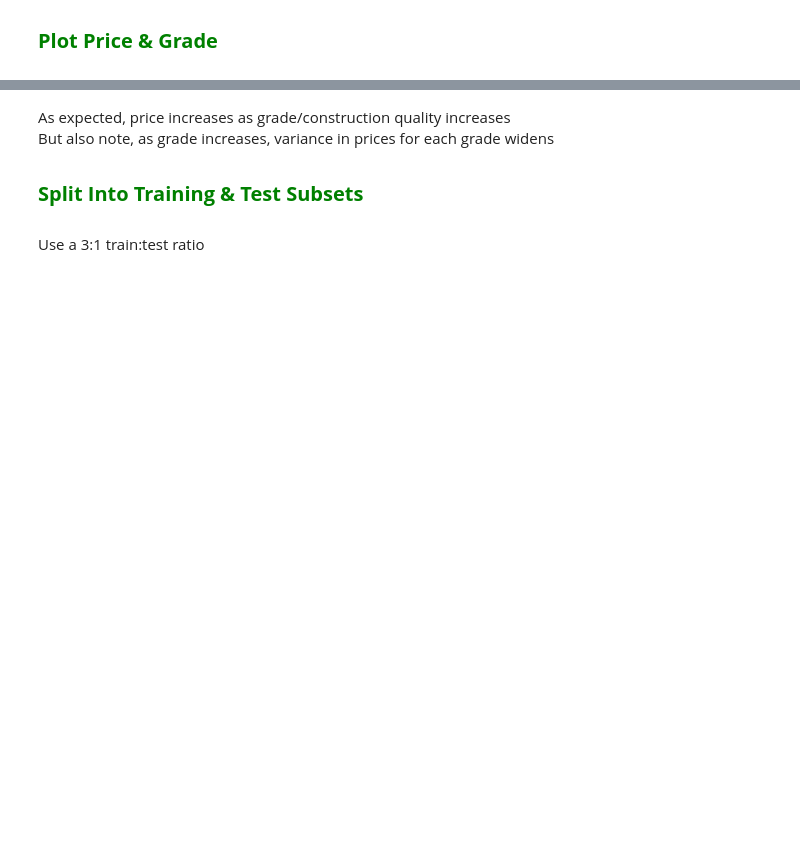
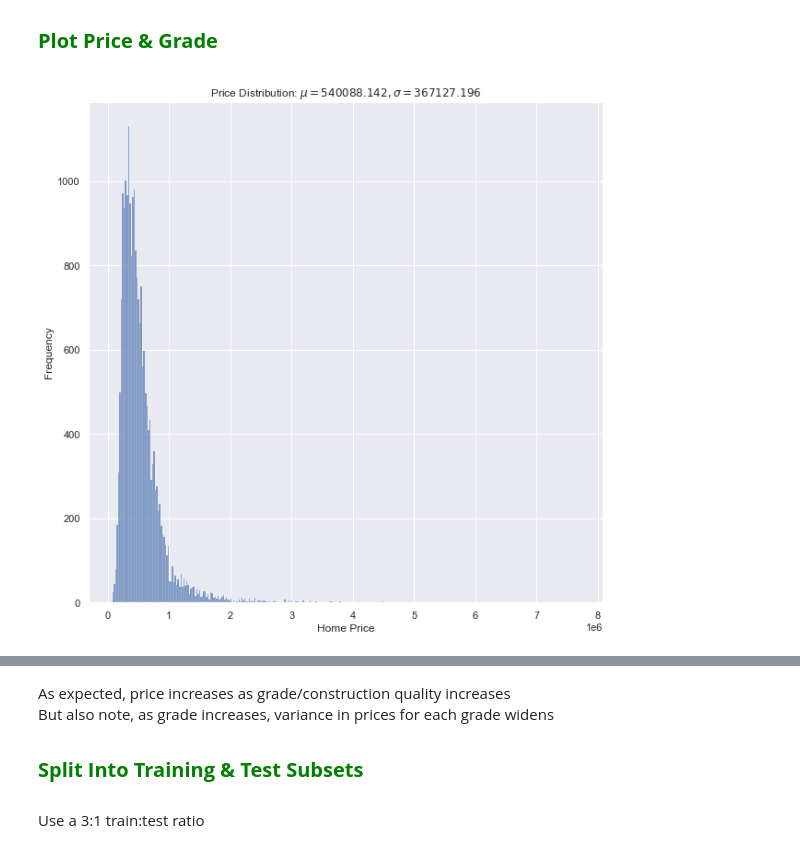
Before and after one commit to alexmakh12/fall23-cs577-project, a Jupyter notebook: Home_Prices_Random_Forest.ipynb, the cells around one changed output, grey strips where cells are left out. Cells and saved outputs as stored; diff of their text form; code cells hidden in the pictures; blank space fills up the shorter version.

Commit message:
Added price_distribution.png, add to readme

```diff
--- a/Home_Prices_Random_Forest.ipynb
+++ b/Home_Prices_Random_Forest.ipynb
@@ -70,16 +100,18 @@ print(" missing data", end="")
 # %%
 import seaborn as sns
 import matplotlib.pyplot as plt
 
 sns.set(rc={'figure.figsize':(10, 10)})
 
 mu = homes['price'].mean()
 sigma = homes['price'].std()
 plt.xlabel('Home Price')
 plt.ylabel('Frequency')
 
-plt.title(r'$\mathrm{Price Distribution:}\ \mu=%.3f,\ \sigma=%.3f$'%(mu, sigma))
-sns.histplot(homes['price']);
+plt.title(r'Price Distribution: $\mu= %.3f,\sigma=%.3f$'%(mu, sigma))
+sns.histplot(data = homes, x = 'price');
+# %% [output]
+[figure, added]
 # %%
 sns.set(style="white")
 fig = sns.boxplot(x='grade', y="price", data=homes, color="red")
```
Also changed, not shown: parts of 8 cells of this notebook, 4 other files.
